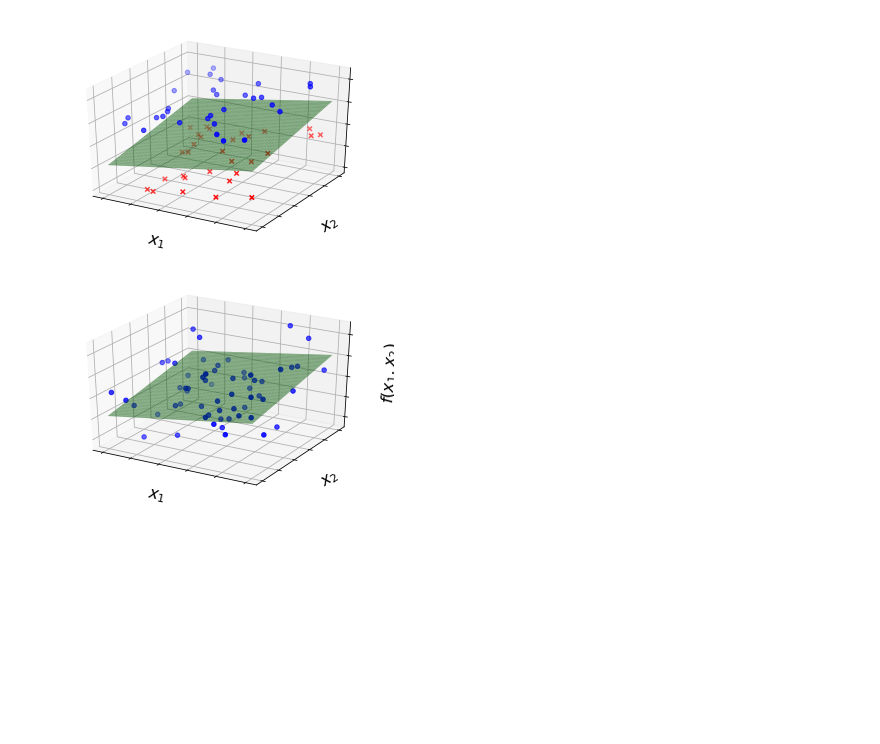
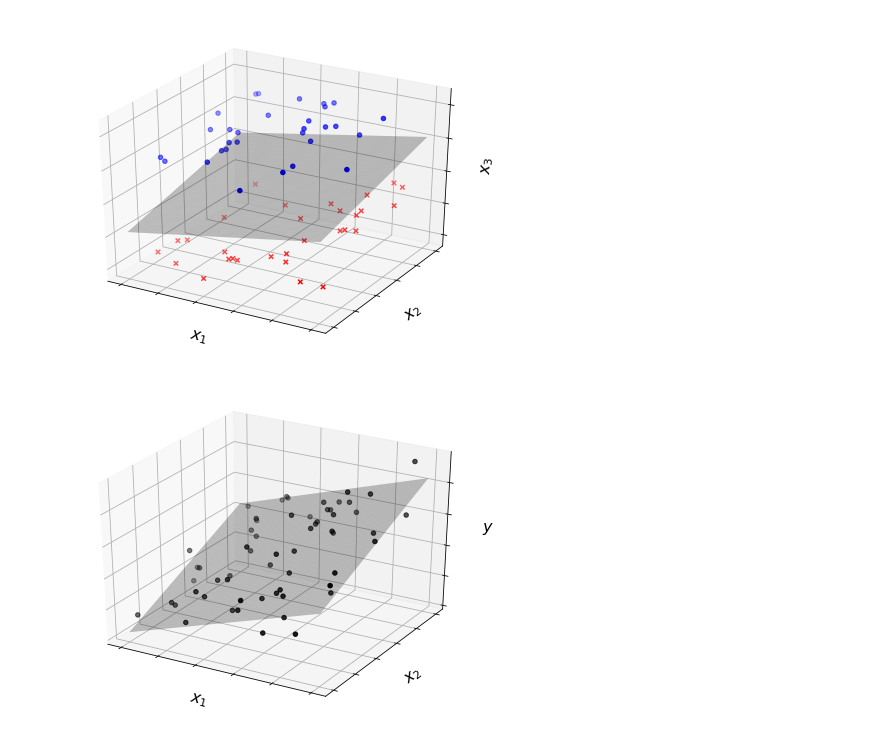
Before and after one commit to mbilab/ML-tutorial, a Jupyter notebook: plot/plot.ipynb, the cells around one changed output. Saved outputs shown, nothing was run; the diff lists cells and outputs as text; code cells hidden in the pictures; blank space fills up the shorter version.

```diff
--- a/plot/plot.ipynb
+++ b/plot/plot.ipynb
@@ -1,6 +1,11 @@
 # %%
+# common
+
 import numpy as np
+import math
 import matplotlib.pyplot as plt
+from mpl_toolkits.mplot3d import Axes3D
+from sklearn.neighbors import KNeighborsClassifier
 
 def plot(x_label, y_label, fill, y=None):
     plt.xlim(0, 1)
@@ -22,3 +27,5 @@ def plot(x_label, y_label, fill, y=None):
 
 def seed():
     np.random.seed(0)
+
+plt.rcParams['figure.figsize'] = [8, 6]
@@ -88,46 +200,53 @@ plot(r'$x$', r'$y$', False, y2)
 # %%
-## hyperplane
-from mpl_toolkits.mplot3d import Axes3D
+# linear boundary 3d
 
 def y(x1, x2):
     return x1 + x2 + 0.1
 
-p_noise = np.random.normal(0.3, 0.1, 30)
-n_noise = np.random.normal(-0.3, 0.1, 30)
-p_x1, p_x2 = np.random.uniform(size=30), np.random.uniform(size=30)
-n_x1, n_x2 = np.random.uniform(size=30), np.random.uniform(size=30)
+seed();
+
+n_dots = 30;
+
+p_noise = np.random.normal( .3, .1, n_dots)
+n_noise = np.random.normal(-.3, .1, n_dots)
+p_x1, p_x2 = np.random.uniform(size=n_dots), np.random.uniform(size=30)
+n_x1, n_x2 = np.random.uniform(size=n_dots), np.random.uniform(size=30)
 
 X1 = np.linspace(0, 1, 100)
 X2 = np.linspace(0, 1, 100)
 X1, X2 = np.meshgrid(X1, X2)
 
 fig = plt.figure()
 ax = fig.add_subplot(111, projection='3d')
 
-ax.plot_surface(X1, X2, y(X1, X2), color='g', linewidth=0, alpha=0.5)
+ax.plot_surface(X1, X2, y(X1, X2), color='k', linewidth=0, alpha=.25)
 ax.scatter(p_x1, p_x2, y(p_x1, p_x2) + p_noise + 1, c='b', marker='o')
 ax.scatter(n_x1, n_x2, y(n_x1, n_x2) + n_noise - 1, c='r', marker='x')
 
 ax.set_xlabel(r"$x_1$", size=16)
 ax.set_ylabel(r"$x_2$", size=16)
-
+ax.set_zlabel(r"$x_3$", size=16)
 ax.set_xticklabels([])
 ax.set_yticklabels([])
 ax.set_zticklabels([])
-
 plt.show()
 # %% [output]
-[figure, old version]
+[figure, new version]
 # %%
-## hyperplane regression
+# regression 2d
+
 from mpl_toolkits.mplot3d import Axes3D
 
 def y(x1, x2):
     return x1 + x2 + 0.1
 
-noise = np.random.normal(0, 1, 60)
+seed();
 
-_x1, _x2 = np.random.uniform(size=60), np.random.uniform(size=60)
+n_dots = 60;
+
+noise = np.random.normal(0, .2, n_dots)
+
+_x1, _x2 = np.random.uniform(size=n_dots), np.random.uniform(size=60)
 
 X1 = np.linspace(0, 1, 100)
 X2 = np.linspace(0, 1, 100)
@@ -136,15 +255,15 @@ X1, X2 = np.meshgrid(X1, X2)
 fig = plt.figure()
 ax = fig.add_subplot(111, projection='3d')
 
-ax.plot_surface(X1, X2, y(X1, X2), color='g', linewidth=0, alpha=0.5)
-ax.scatter(_x1, _x2, y(_x1, _x2) + noise , c='b', marker='o')
+ax.plot_surface(X1, X2, y(X1, X2), color='k', linewidth=0, alpha=.25)
+ax.scatter(_x1, _x2, y(_x1, _x2) + noise , c='k', marker='o')
 
-ax.set_yticklabels([])
-ax.set_xticklabels([])
-ax.set_zticklabels([])
 ax.set_xlabel(r"$x_1$", size=16)
 ax.set_ylabel(r"$x_2$", size=16)
-ax.set_zlabel(r"$f(x_1, x_2)$", size=16)
+ax.set_zlabel(r"$y$", size=16)
+ax.set_xticklabels([])
+ax.set_yticklabels([])
+ax.set_zticklabels([])
 plt.show()
 # %% [output]
-[figure, old version]
+[figure, new version]
```
Also changed, not shown: parts of 14 cells of this notebook, 2 other files.
